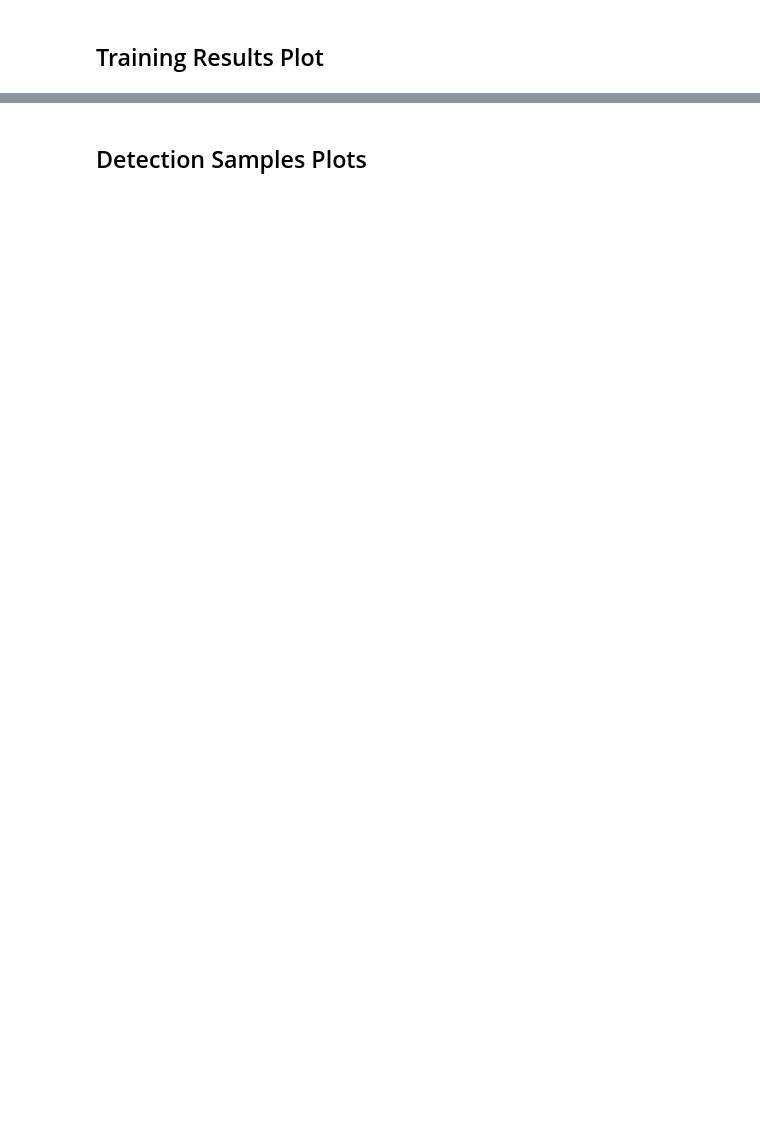
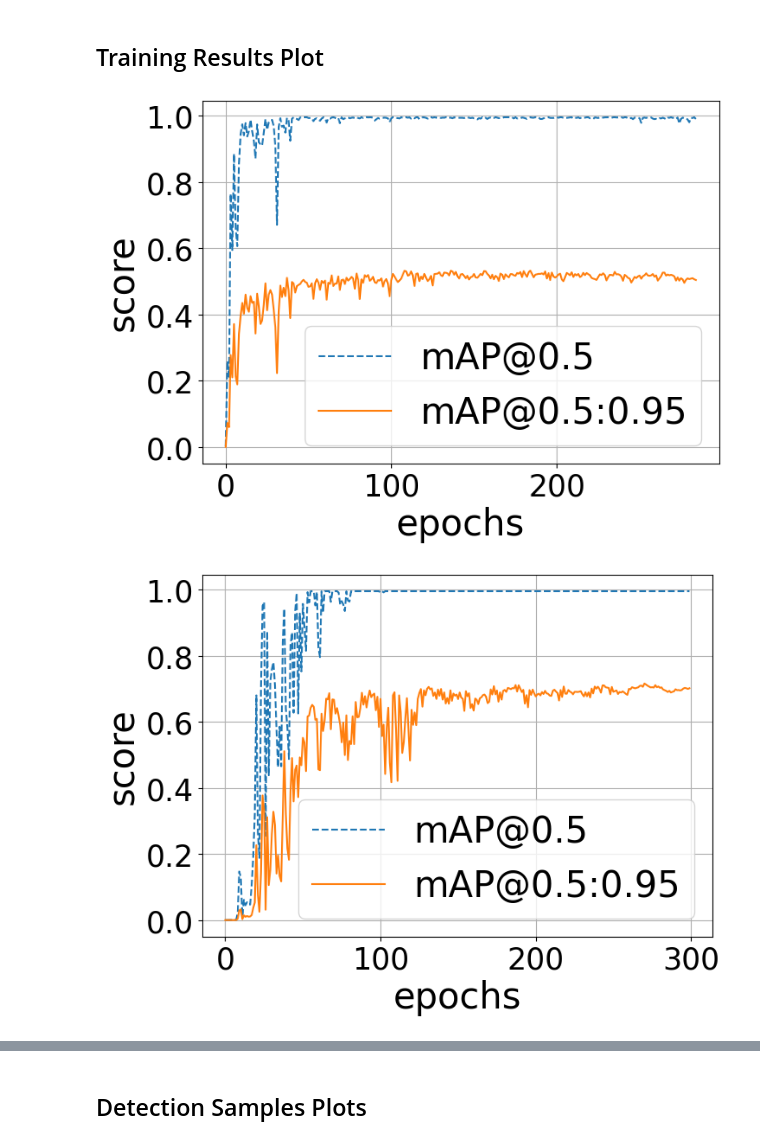
Before and after one commit to erkara/TrackingWalkers-YOLOv8, a Jupyter notebook: paper_figures.ipynb, the cells around one changed output, grey strips where cells are left out. Cells and saved outputs as stored; diff of their text form; code cells hidden in the pictures; blank space fills up the shorter version.

Commit message:
worked on paper figures

```diff
--- a/paper_figures.ipynb
+++ b/paper_figures.ipynb
@@ -47,8 +50,11 @@ def PlotmAP(exp_name,save_dir='./figures/'):
     plt.savefig(f'{save_dir}/{exp_name}.eps',bbox_inches = 'tight',pad_inches = 0,format='eps', dpi=150)
     #plt.show()
 # %%
-# PlotmAP(exp_name='combined_droplet')
-# PlotmAP(exp_name='combined_intruder')
+PlotmAP(exp_name='combined_droplet')
+PlotmAP(exp_name='combined_intruder')
+# %% [output]
+[figure, added]
+[figure, added]
 # %%
 df = pd.read_csv('train_results/combined_droplet.csv',skipinitialspace = True)
 epochs = df['epoch']
```
Also changed, not shown: parts of 17 cells of this notebook, 43 other files.
